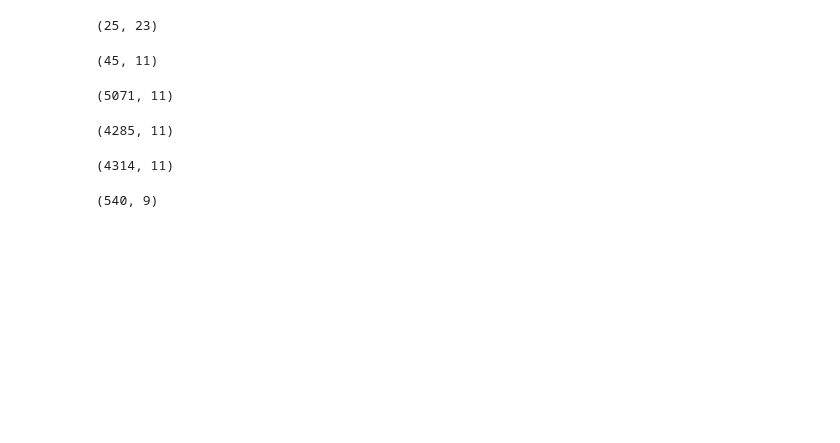
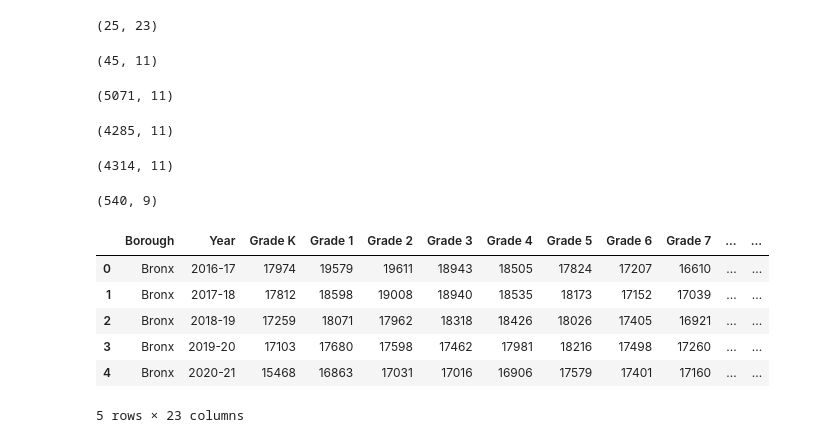
Before and after one commit to thetechleila/NYC-K-8-Public-School-Student-Performance-2016-2024, a Jupyter notebook: code/eda_overview.ipynb, the cells around one changed output. Saved outputs shown, nothing was run; the diff lists cells and outputs as text; code cells hidden in the pictures; blank space fills up the shorter version.

```diff
--- a/code/eda_overview.ipynb
+++ b/code/eda_overview.ipynb
@@ -62,3 +62,15 @@ math_test.shape
 sth_df.shape
 # %% [output]
 (540, 9)
+# %%
+#First 5 rows of demographics dataset
+
+demo.head()
+# %% [output]
+|  | Borough | Year | Grade K | Grade 1 | Grade 2 | Grade 3 | Grade 4 | Grade 5 | Grade 6 | Grade 7 | ... | ... |
+| 0 | Bronx | 2016-17 | 17974 | 19579 | 19611 | 18943 | 18505 | 17824 | 17207 | 16610 | ... | ... |
+| 1 | Bronx | 2017-18 | 17812 | 18598 | 19008 | 18940 | 18535 | 18173 | 17152 | 17039 | ... | ... |
+| 2 | Bronx | 2018-19 | 17259 | 18071 | 17962 | 18318 | 18426 | 18026 | 17405 | 16921 | ... | ... |
+| 3 | Bronx | 2019-20 | 17103 | 17680 | 17598 | 17462 | 17981 | 18216 | 17498 | 17260 | ... | ... |
+| 4 | Bronx | 2020-21 | 15468 | 16863 | 17031 | 17016 | 16906 | 17579 | 17401 | 17160 | ... | ... |
+5 rows × 23 columns
```
Also changed, not shown: parts of 6 cells of this notebook.
